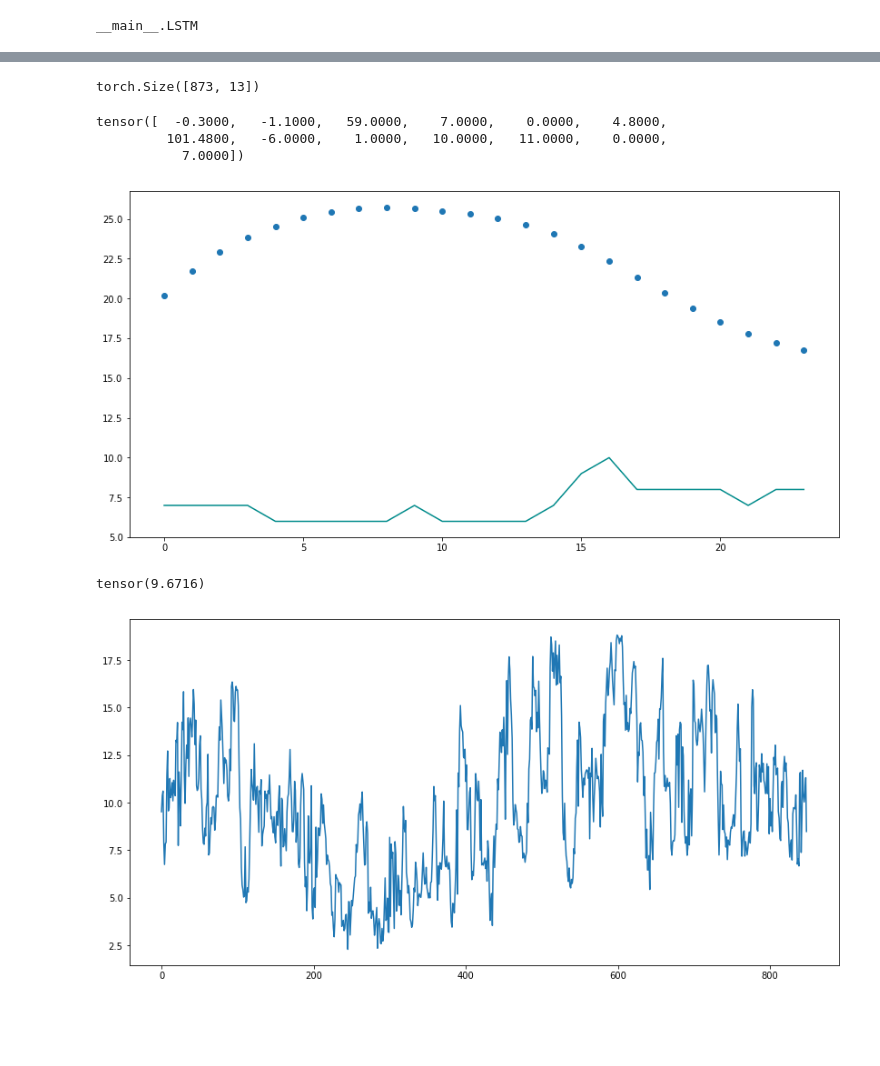
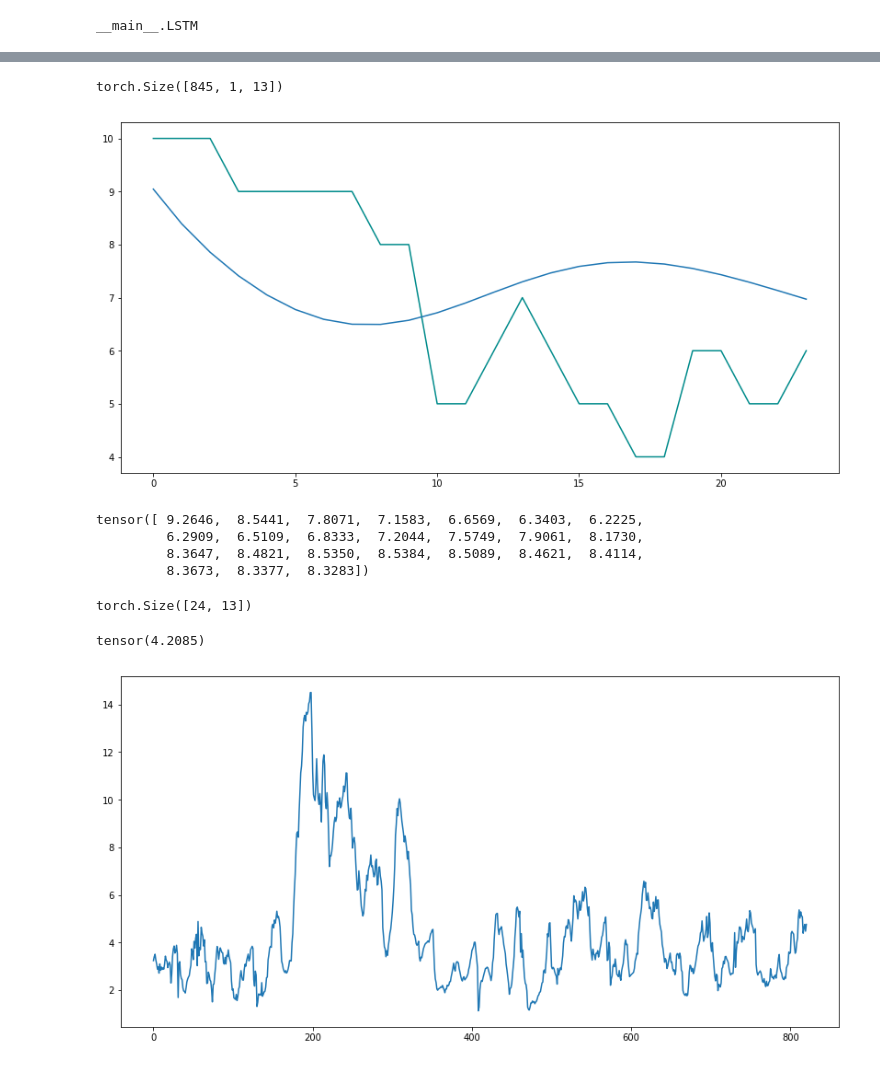
Before and after one commit to sherry-zkuai/air-quality-ai, a Jupyter notebook: load_model.ipynb, the cells around one changed output, grey strips where cells are left out. Cells and saved outputs as stored; diff of their text form; code cells hidden in the pictures; blank space fills up the shorter version.

```diff
--- a/load_model.ipynb
+++ b/load_model.ipynb
@@ -160,13 +155,6 @@ sequences=torch.FloatTensor(np.asarray(sequences))
 #     min_max.append(temp)
 #     sequences.append(scaler.fit_transform(sequences[i]))
 # x_set=torch.FloatTensor(sequences)
-# %%
-split_row=round(0.90*seq.size(0))
-x_train_set=seq[:split_row, :-1]
-y_train_set=seq[:split_row, -1]
-x_valid_set=seq[split_row:, :-1]
-min_max_valid=min_max[split_row:]
-y_valid_set=sequences[split_row:,-1]
 # %%
 len(seq)
 # %% [output]
@@ -174,13 +162,9 @@ len(seq)
 # %%
-y_valid_set.shape
+y_test_set.shape
 # %% [output]
-torch.Size([873, 13])
+torch.Size([845, 1, 13])
 # %%
-min_max_valid[0,0]
+# min_max_valid[0,0]
-# %% [output]
-tensor([  -0.3000,   -1.1000,   59.0000,    7.0000,    0.0000,    4.8000,
-         101.4800,   -6.0000,    1.0000,   10.0000,   11.0000,    0.0000,
-           7.0000])
 # %%
 def predict_full_sequence(model, x, input_size, num_steps,pm25_index):
     """Predicts one-step ahead with a single sequence from the test set
@@ -196,22 +180,22 @@ def predict_full_sequence(model, x, input_size, num_steps,pm25_index):
         y_pred, _, hidden = model(x.contiguous().view(-1, 1, input_size), hidden)
 #         x = x*(min_max_valid[i,1]-min_max_valid[i,0])+min_max_valid[i,0]
         x = torch.cat((x, y_pred))
-#         x = x[1:]
-        predictions[i] = (y_pred[:,pm25_index]*(min_max_valid[0,1,pm25_index]-min_max_valid[0,0,pm25_index])+min_max_valid[0,0,pm25_index])
+        x = x[1:]
+        predictions[i] = torch.FloatTensor(scaler.inverse_transform(np.expand_dims(y_pred[0].data, axis=0))[:,-1])
 #         predictions[i]=y_pred[:,pm25_index]
     return predictions
 # %%
 index=100
-x = torch.FloatTensor(x_valid_set[index])
+x = torch.FloatTensor(x_test_set[index])
 # size=x_valid_set.size(0)
 # print(y_valid_set)
 num_steps = 24  # Do not set to higher value due to memory constraint
 full_predictions = predict_full_sequence(model, x, input_size, num_steps,pm25_index)
 fig = plt.figure(figsize=(14, 7))
 # plt.plot(range(0, x.size(0)), x[:,pm25_index].data.numpy(), color="royalblue", label="Inputs")
-y=y_valid_set[index:index+num_steps,pm25_index]
+y=y_test_set.squeeze(1)[index:index+num_steps,pm25_index]
 plt.plot(y.data.numpy(),color='darkcyan')
-plt.scatter(range(0,num_steps),full_predictions.data.numpy())
+plt.plot(full_predictions.data.numpy())
 
 # plt.plot(range(x.size(0), x.size(0)+num_steps), y_valid_set[:,pm25_index].data.numpy(), color="darkcyan", label="True")
 # plt.plot(range(x.size(0), x.size(0)+num_steps), full_predictions.data.numpy(),
@@ -220,7 +204,18 @@ plt.scatter(range(0,num_steps),full_predictions.data.numpy())
 
 plt.show()
 # %% [output]
-[figure, old version]
+[figure, new version]
+# %%
+print(full_predictions)
+# %% [output]
+tensor([ 9.2646,  8.5441,  7.8071,  7.1583,  6.6569,  6.3403,  6.2225,
+         6.2909,  6.5109,  6.8333,  7.2044,  7.5749,  7.9061,  8.1730,
+         8.3647,  8.4821,  8.5350,  8.5384,  8.5089,  8.4621,  8.4114,
+         8.3673,  8.3377,  8.3283])
+# %%
+y.shape
+# %% [output]
+torch.Size([24, 13])
 # %%
 def eval_loss(model,input_size,pm25_index,num_steps,y_valid_set,x_valid_set,loss_fn):
     total_loss=0
@@ -231,7 +226,7 @@ def eval_loss(model,input_size,pm25_index,num_steps,y_valid_set,x_valid_set,loss
         # size=x_valid_set.size(0)
         # print(y_valid_set)
         full_predictions = predict_full_sequence(model, x, input_size, num_steps,pm25_index)
-        y=y_valid_set[index:index+num_steps,pm25_index]
+        y=y_valid_set.squeeze(1)[index:index+num_steps,pm25_index]
         loss=loss_fn(full_predictions,y)
         total_loss+=torch.sqrt(loss)
         losses.append(torch.sqrt(loss))
@@ -239,14 +234,14 @@ def eval_loss(model,input_size,pm25_index,num_steps,y_valid_set,x_valid_set,loss
 # %%
 num_steps=24
 loss_fn=nn.MSELoss()
-loss,losses=eval_loss(model,input_size,pm25_index,num_steps,y_valid_set,x_valid_set,loss_fn)
+loss,losses=eval_loss(model,input_size,pm25_index,num_steps,y_test_set,x_test_set,loss_fn)
 print(loss)
 fig = plt.figure(figsize=(14, 7))
 plt.plot(losses)
 plt.show()
 # %% [output]
-tensor(9.6716)
+tensor(4.2085)
-[figure, old version]
+[figure, new version]
 # %%
 fig = plt.figure(figsize=(14, 7))
 plt.plot(losses[:])
```
Also changed, not shown: parts of 7 cells of this notebook.
